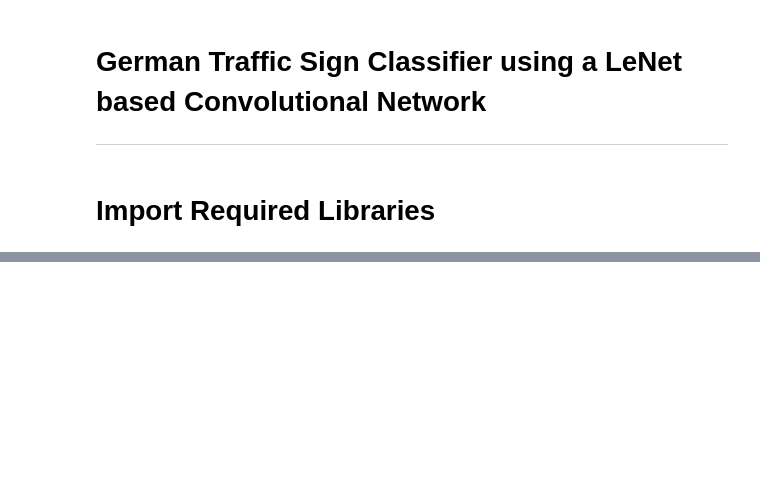
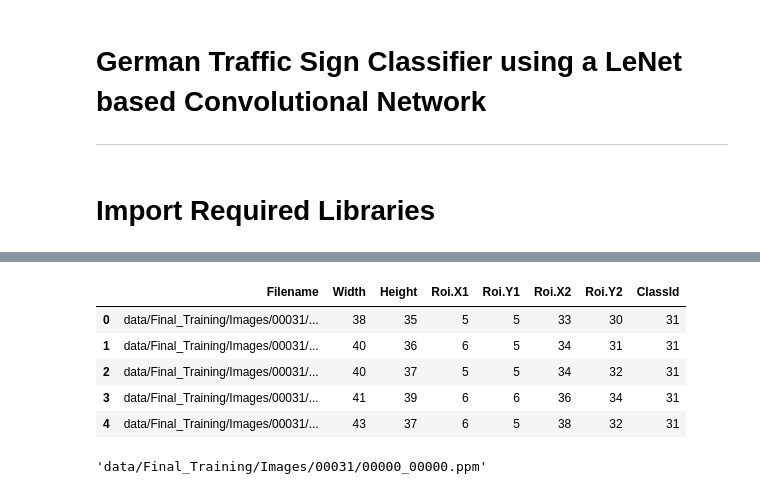
Before and after one commit to Sukhrobjon/DS-2.2-DL, a Jupyter notebook: Final Project - Traffic Signs Classification/traffic_sign_classifier_with_visualizations.ipynb, the cells around one changed output, grey strips where cells are left out. Saved outputs shown, nothing was run; the diff lists cells and outputs as text; code cells hidden in the pictures; blank space fills up the shorter version.

```diff
--- a/Final Project - Traffic Signs Classification/traffic_sign_classifier_with_visualizations.ipynb
+++ b/Final Project - Traffic Signs Classification/traffic_sign_classifier_with_visualizations.ipynb
@@ -28,0 +36,14 @@ ModuleNotFoundError: No module named 'cv2'
+# %%
+train_df = pd.concat(dfs, ignore_index=True)
+train_df.head()
+# %% [output]
+|  | Filename | Width | Height | Roi.X1 | Roi.Y1 | Roi.X2 | Roi.Y2 | ClassId |
+| 0 | data/Final_Training/Images/00031/... | 38 | 35 | 5 | 5 | 33 | 30 | 31 |
+| 1 | data/Final_Training/Images/00031/... | 40 | 36 | 6 | 5 | 34 | 31 | 31 |
+| 2 | data/Final_Training/Images/00031/... | 40 | 37 | 5 | 5 | 34 | 32 | 31 |
+| 3 | data/Final_Training/Images/00031/... | 41 | 39 | 6 | 6 | 36 | 34 | 31 |
+| 4 | data/Final_Training/Images/00031/... | 43 | 37 | 6 | 5 | 38 | 32 | 31 |
+# %%
+train_df["Filename"][0]
+# %% [output]
+'data/Final_Training/Images/00031/00000_00000.ppm'
```
Also changed, not shown: parts of 21 cells of this notebook, 3 other files.
